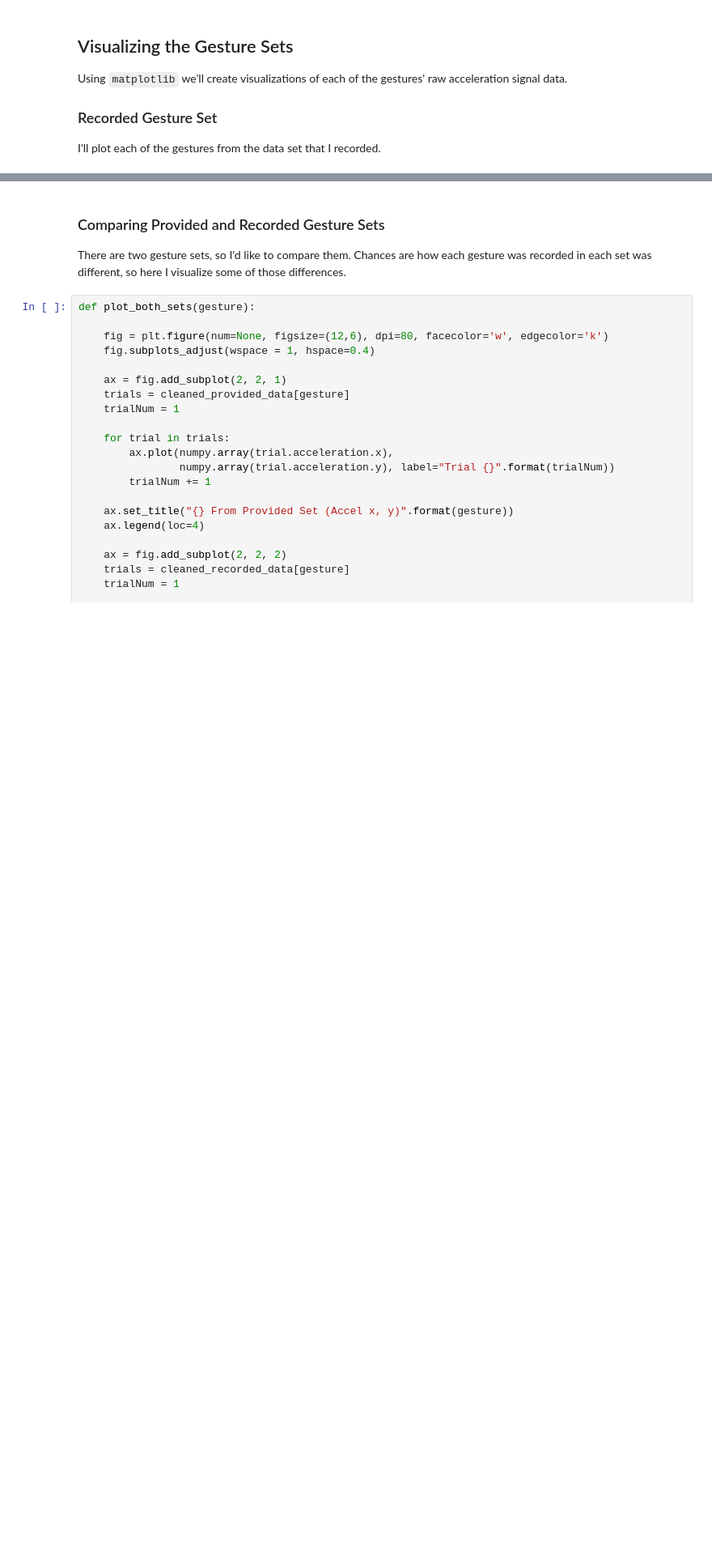
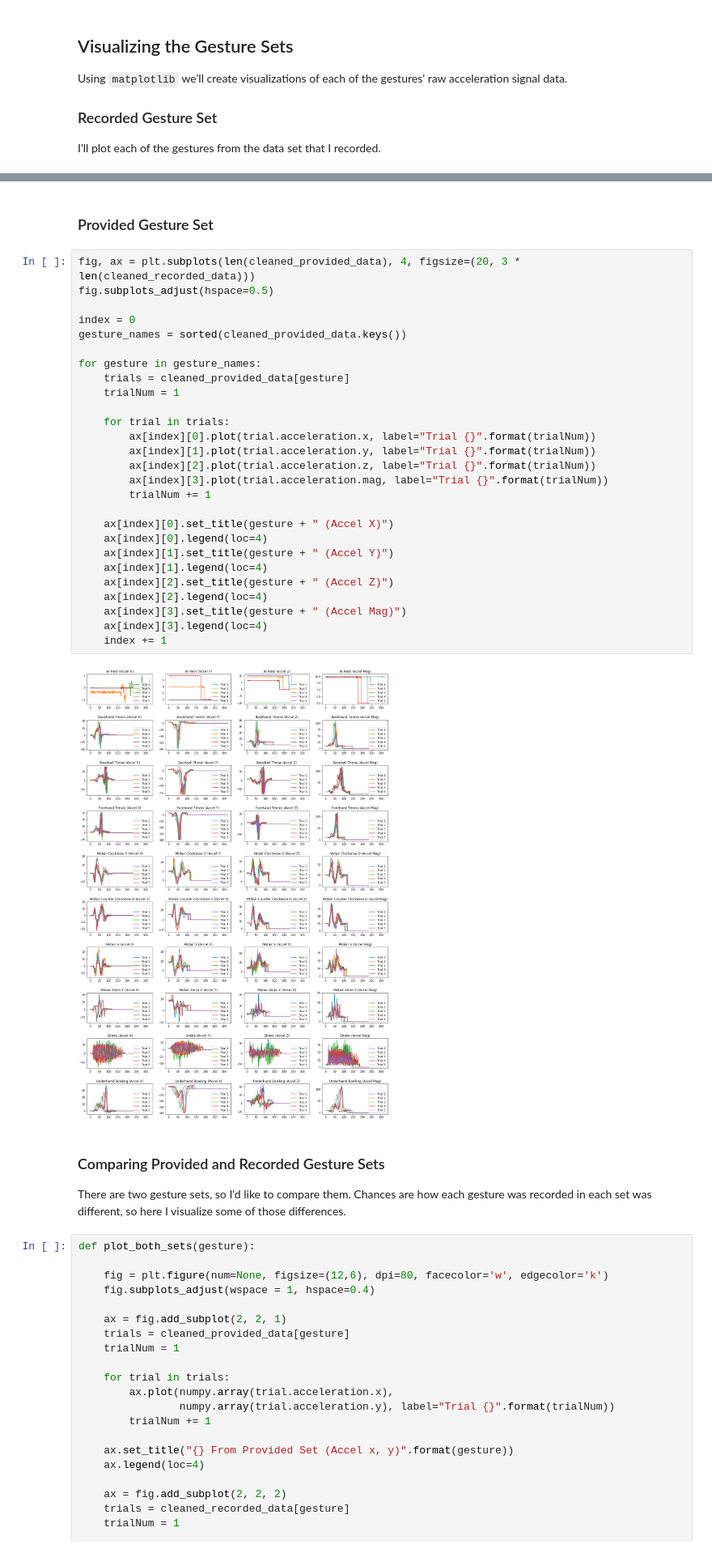
Before and after one commit to CBR0MS/gestureRecognitionHAII, a Jupyter notebook: GestureRecognition.ipynb, the cells around one changed output, grey strips where cells are left out. Shown at 81% size. Drawn from its saved outputs; the diff is of its cells as text; blank space fills up the shorter version.

```diff
--- a/GestureRecognition.ipynb
+++ b/GestureRecognition.ipynb
@@ -176,3 +159,34 @@ for gesture in gesture_names:
+# %% [markdown]
+### Provided Gesture Set
+# %%
+fig, ax = plt.subplots(len(cleaned_provided_data), 4, figsize=(20, 3 * len(cleaned_recorded_data)))
+fig.subplots_adjust(hspace=0.5)
+
+index = 0
+gesture_names = sorted(cleaned_provided_data.keys())
+
+for gesture in gesture_names:
+    trials = cleaned_provided_data[gesture]
+    trialNum = 1
+
+    for trial in trials:
+        ax[index][0].plot(trial.acceleration.x, label="Trial {}".format(trialNum))
+        ax[index][1].plot(trial.acceleration.y, label="Trial {}".format(trialNum))
+        ax[index][2].plot(trial.acceleration.z, label="Trial {}".format(trialNum))
+        ax[index][3].plot(trial.acceleration.mag, label="Trial {}".format(trialNum))
+        trialNum += 1
+
+    ax[index][0].set_title(gesture + " (Accel X)")
+    ax[index][0].legend(loc=4)
+    ax[index][1].set_title(gesture + " (Accel Y)")
+    ax[index][1].legend(loc=4)
+    ax[index][2].set_title(gesture + " (Accel Z)")
+    ax[index][2].legend(loc=4)
+    ax[index][3].set_title(gesture + " (Accel Mag)")
+    ax[index][3].legend(loc=4)
+    index += 1
+# %% [output]
+[figure, added]
 # %% [markdown]
 ### Comparing Provided and Recorded Gesture Sets
 
```
Also changed, not shown: parts of 16 cells of this notebook.
